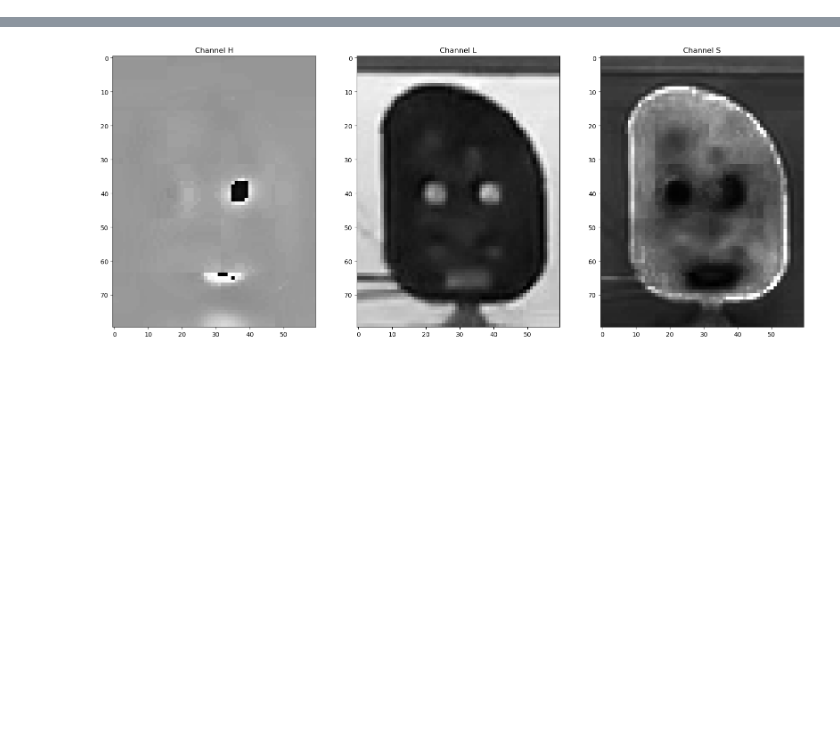
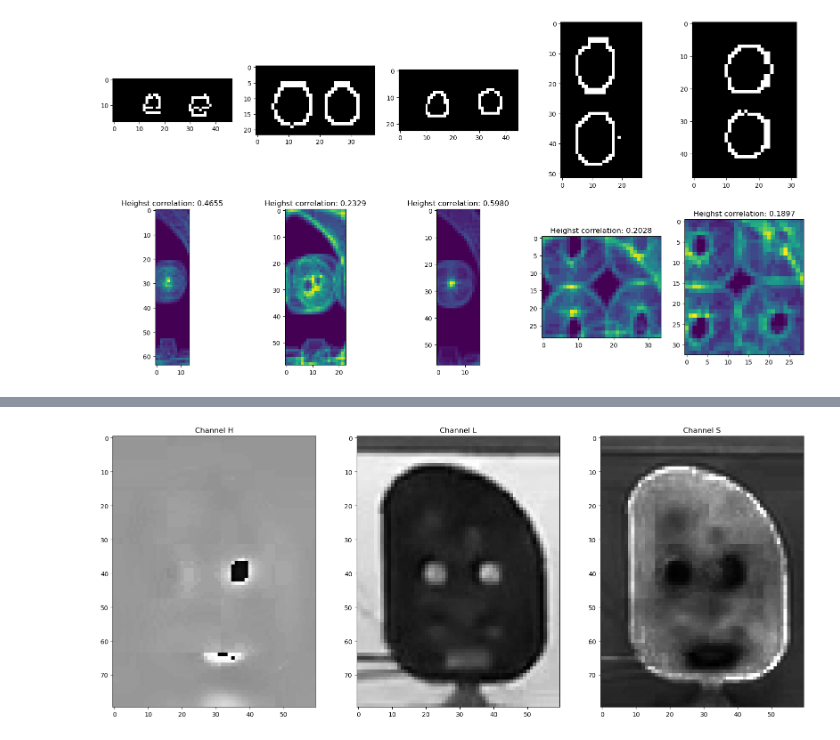
Before and after one commit to tallosim/aau-semester-project, a Jupyter notebook: test.ipynb, the cells around one changed output, grey strips where cells are left out. Saved outputs shown, nothing was run; the diff lists cells and outputs as text; code cells hidden in the pictures; blank space fills up the shorter version.

```diff
--- a/test.ipynb
+++ b/test.ipynb
@@ -17,0 +26,20 @@ plt.imshow(img)
+# %%
+template_paths = glob.glob('templates/*.png')
+
+fig, axes = plt.subplots(2, len(template_paths), figsize=(20, 10))
+
+for i, template_path in enumerate(template_paths):
+    template = cv2.imread(template_path, 0)
+
+    result = cv2.matchTemplate(edges, template, cv2.TM_CCORR_NORMED)
+
+    min_val, max_val, min_loc, max_loc = cv2.minMaxLoc(result)
+    axes[1, i].set_title(f'Heighst correlation: {max_val:.4f}')
+
+    axes[0, i].imshow(template, cmap='gray')
+    axes[1, i].imshow(result)
+
+plt.savefig('test.png')
+plt.show()
+# %% [output]
+[figure, added]
```
Also changed, not shown: parts of 4 cells of this notebook, 1 other file.
